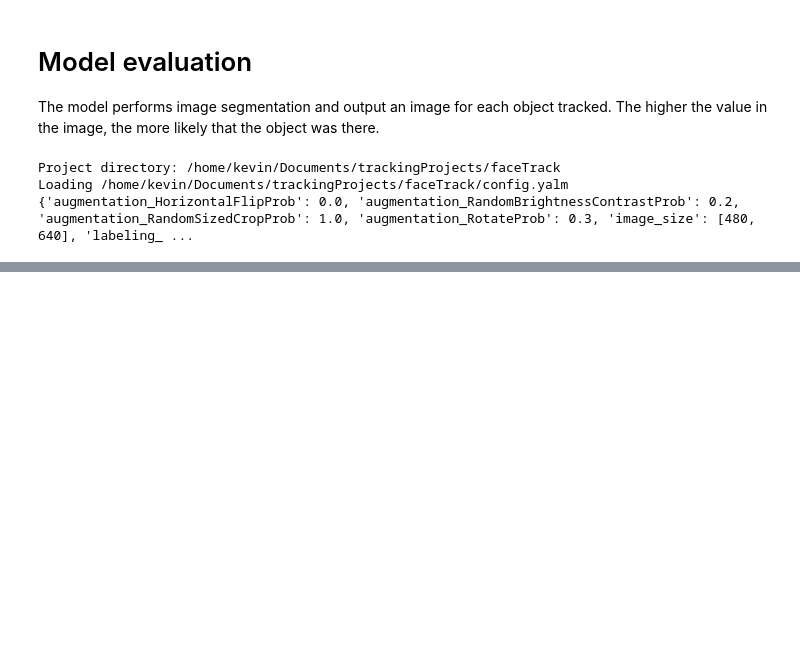
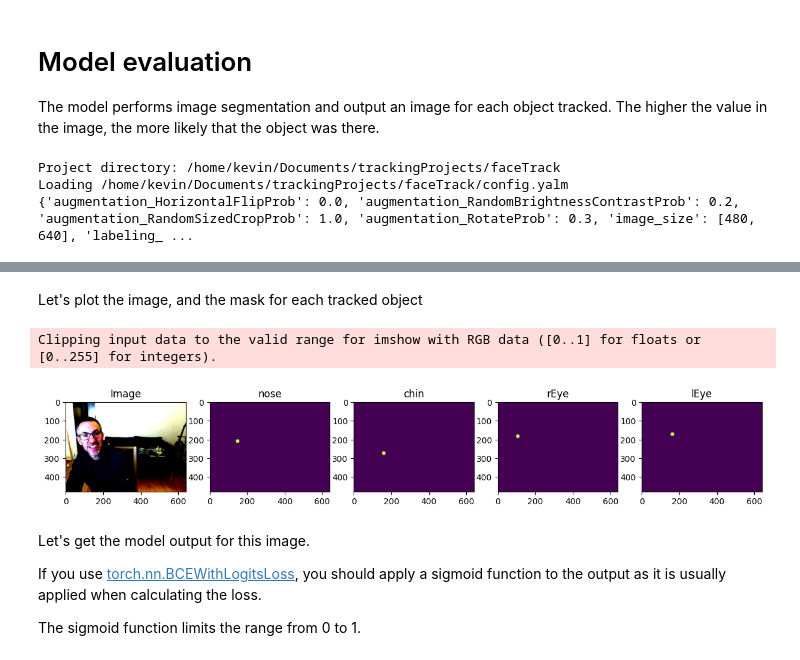
Before and after one commit to kevin-allen/unetTracker, a Jupyter notebook: notebooks/06_evaluate_model.ipynb, the cells around one changed output, grey strips where cells are left out. Saved outputs shown, nothing was run; the diff lists cells and outputs as text; code cells hidden in the pictures; blank space fills up the shorter version.

```diff
--- a/notebooks/06_evaluate_model.ipynb
+++ b/notebooks/06_evaluate_model.ipynb
@@ -35,3 +36,7 @@ BATCH_SIZE=4
 NUM_WORKERS=2
 PIN_MEMORY=True
+# %%
+means = project.normalization_values["means"]
+stds = project.normalization_values["stds"]
+valTransform = A.Compose([A.Normalize(mean=means, std=stds)])
 # %%
@@ -54,0 +61,21 @@ project.load_model(model)
+# %%
+img = image.permute(1,2,0).numpy() #
+msk = mask.numpy()
+# %% [markdown]
+Let's plot the image, and the mask for each tracked object
+# %%
+fig, ax = plt.subplots(1,msk.shape[0]+1,figsize=((msk.shape[0]+1)*3,3))
+ax[0].imshow(img)
+ax[0].set_title("Image")
+for i in range(msk.shape[0]):
+    ax[i+1].imshow(msk[i])
+    ax[i+1].set_title(project.object_list[i])
+# %% [output]
+Clipping input data to the valid range for imshow with RGB data ([0..1] for floats or [0..255] for integers).
+[figure, added]
+# %% [markdown]
+Let's get the model output for this image.
+
+If you use [torch.nn.BCEWithLogitsLoss](https://pytorch.org/docs/stable/generated/torch.nn.BCEWithLogitsLoss.html), you should apply a sigmoid function to the output as it is usually applied when calculating the loss.
+
+The sigmoid function limits the range from 0 to 1.
```
Also changed, not shown: parts of 12 cells of this notebook, 2 other files.
